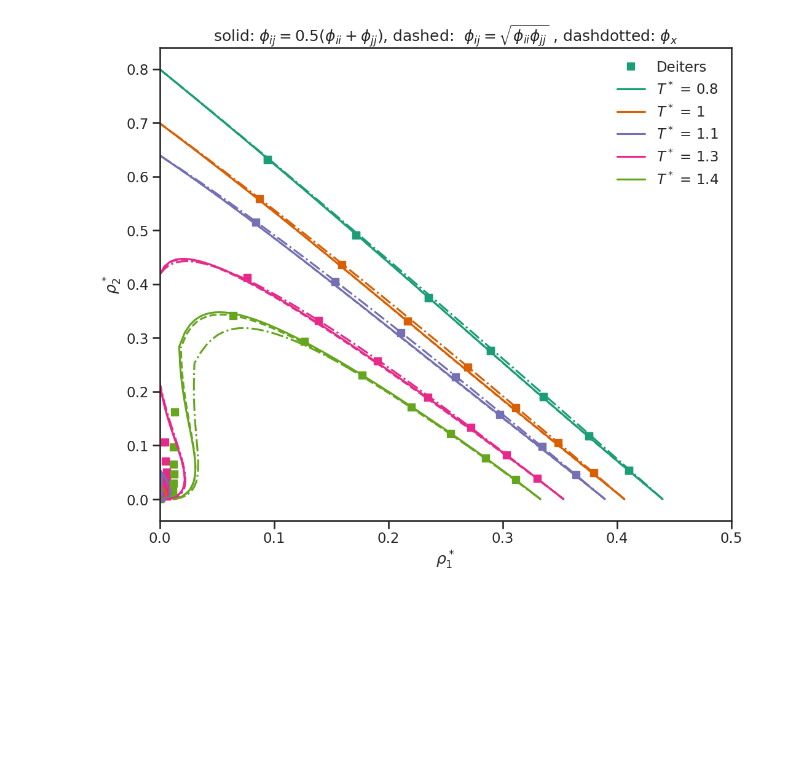
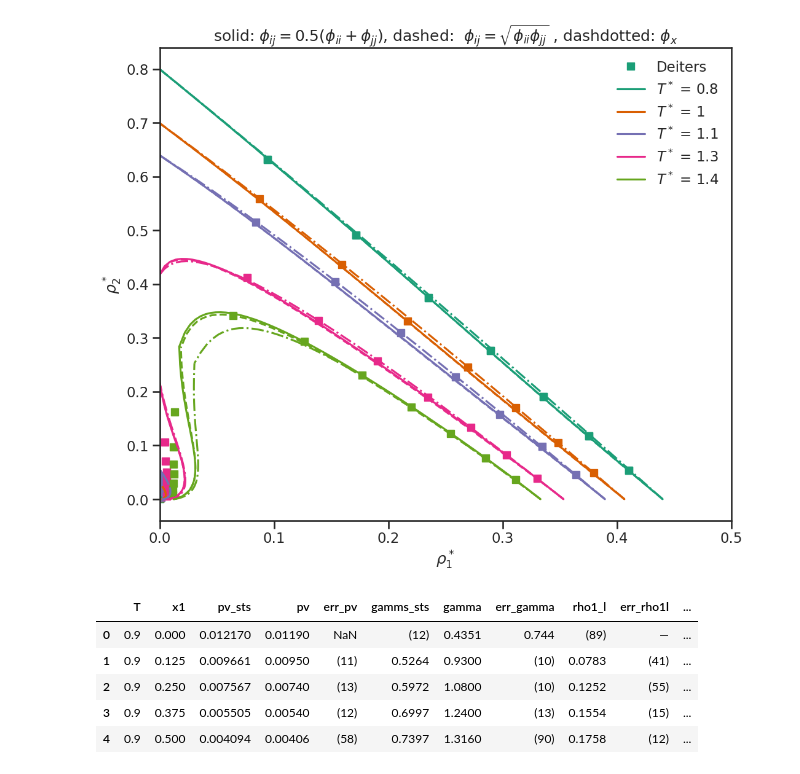
Before and after one commit to thijsvanwesten/feos, a Jupyter notebook: examples/uvchains/ChainMixtures.ipynb, the cells around one changed output. Cells and saved outputs as stored; diff of their text form; code cells hidden in the pictures; blank space fills up the shorter version.

```diff
--- a/examples/uvchains/ChainMixtures.ipynb
+++ b/examples/uvchains/ChainMixtures.ipynb
@@ -128,3 +128,20 @@ ax.set_title('solid: $\\phi_{ij}=0.5(\\phi_{ii} + \\phi_{jj})$, dashed:  $\phi_{
 # %% [output]
 Text(0.5, 1.0, 'solid: $\\phi_{ij}=0.5(\\phi_{ii} + \\phi_{jj})$, dashed:  $\\phi_{ij}=\\sqrt{\\phi_{ii}  \\phi_{jj}}$ , dashdotted: $\\phi_x$')
 [figure]
+# %%
+deiters_data = pd.read_csv("reference_data/deiters_c4_c1.txt", delimiter=' ', skiprows=1)
+# Convert 'rho_1v' and 'rho_2v' columns to numeric data types
+deiters_data['rho_1v'] = pd.to_numeric(deiters_data['rho_1v'], errors='coerce')
+deiters_data['rho_2v'] = pd.to_numeric(deiters_data['rho_2v'], errors='coerce')
+
+# Create the new column 'y1' using the formula
+deiters_data['y1'] = deiters_data['rho_1v'] / (deiters_data['rho_1v'] + deiters_data['rho_2v'])
+
+deiters_data.head()
+# %% [output]
+|  | T | x1 | pv_sts | pv | err_pv | gamms_sts | gamma | err_gamma | rho1_l | err_rho1l | ... |
+| 0 | 0.9 | 0.000 | 0.012170 | 0.01190 | NaN | (12) | 0.4351 | 0.744 | (89) | — | ... |
+| 1 | 0.9 | 0.125 | 0.009661 | 0.00950 | (11) | 0.5264 | 0.9300 | (10) | 0.0783 | (41) | ... |
+| 2 | 0.9 | 0.250 | 0.007567 | 0.00740 | (13) | 0.5972 | 1.0800 | (10) | 0.1252 | (55) | ... |
+| 3 | 0.9 | 0.375 | 0.005505 | 0.00540 | (12) | 0.6997 | 1.2400 | (13) | 0.1554 | (15) | ... |
+| 4 | 0.9 | 0.500 | 0.004094 | 0.00406 | (58) | 0.7397 | 1.3160 | (90) | 0.1758 | (12) | ... |
```
Also changed, not shown: parts of 4 cells of this notebook, 2 other files.
